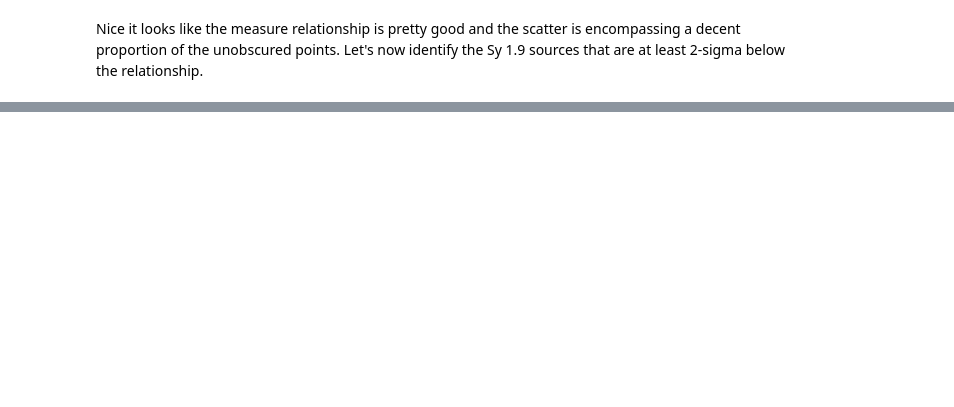
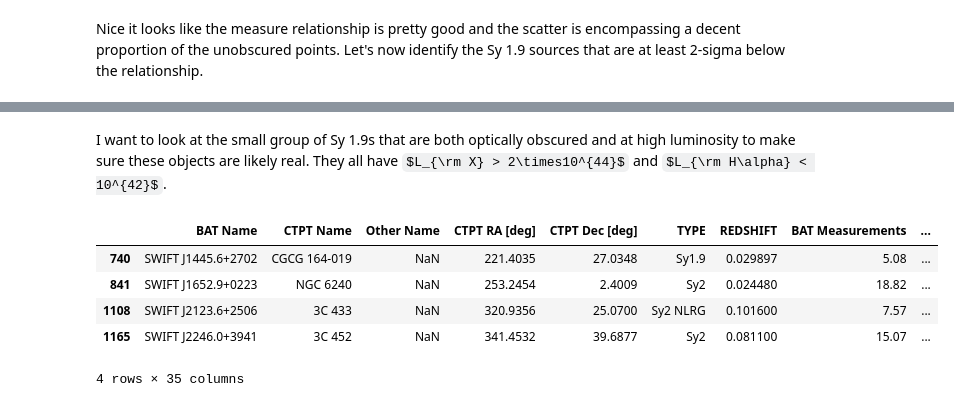
Before and after one commit to ttshimiz/bass-sy1_9-obscuration, a Jupyter notebook: notebooks/broadHalpha-vs-xray.ipynb, the cells around one changed output, grey strips where cells are left out. Drawn from its saved outputs; the diff is of its cells as text; code cells hidden in the pictures; some formulas as TeX source; blank space fills up the shorter version.

```diff
--- a/notebooks/broadHalpha-vs-xray.ipynb
+++ b/notebooks/broadHalpha-vs-xray.ipynb
@@ -18,3 +15,9 @@ df = pd.read_csv('../data/cleaned_sample.csv', index_col=0)
+# %%
+# Upload the sample data
+bass_dir = '/Users/ttshimiz/Dropbox/Research/BASS/'
+bass_general = pd.read_csv(bass_dir+'bass_general_dr1.csv', index_col=0, skiprows=[1])       # File with general info for every source
+bass_sy_class = pd.read_csv(bass_dir+'bass_seyfert_class_v2.csv', index_col=0)     # File with the Winkler 1992 seyfert class types
+df = pd.read_csv('../data/cleaned_sample.csv', index_col=0)
 # %% [markdown]
 We want to look at whether there is an *intrinsic* correlation between the X-ray luminosity and the broad Halpha luminosity. If there is then it should be evident in Sy 1s where there essentially is no obscuration to the BLR. For now we'll use Sy 1s and Sy 1.2s as our unobscured population to measure the correlation.
 # %%
@@ -186,0 +190,11 @@ fig.savefig('../figures/halpha_vs_xray_with2dexLine.pdf', bbox_inches='tight')
+# %% [markdown]
+I want to look at the small group of Sy 1.9s that are both optically obscured and at high luminosity to make sure these objects are likely real. They all have $L_{\rm X} > 2\times10^{44}$ and $L_{\rm H\alpha} < 10^{42}$.
+# %%
+bass_general.loc[df[(df['Intrinsic X-ray Luminosity'] > 2e44) & (df['Broad Halpha Luminosity'] < 10**(42))].index]
+# %% [output]
+|  | BAT Name | CTPT Name | Other Name | CTPT RA [deg] | CTPT Dec [deg] | TYPE | REDSHIFT | BAT Measurements | ... |
+| 740 | SWIFT J1445.6+2702 | CGCG 164-019 | NaN | 221.4035 | 27.0348 | Sy1.9 | 0.029897 | 5.08 | ... |
+| 841 | SWIFT J1652.9+0223 | NGC 6240 | NaN | 253.2454 | 2.4009 | Sy2 | 0.024480 | 18.82 | ... |
+| 1108 | SWIFT J2123.6+2506 | 3C 433 | NaN | 320.9356 | 25.0700 | Sy2 NLRG | 0.101600 | 7.57 | ... |
+| 1165 | SWIFT J2246.0+3941 | 3C 452 | NaN | 341.4532 | 39.6877 | Sy2 | 0.081100 | 15.07 | ... |
+4 rows × 35 columns
```
Also changed, not shown: parts of 12 cells of this notebook, 3 other files.
